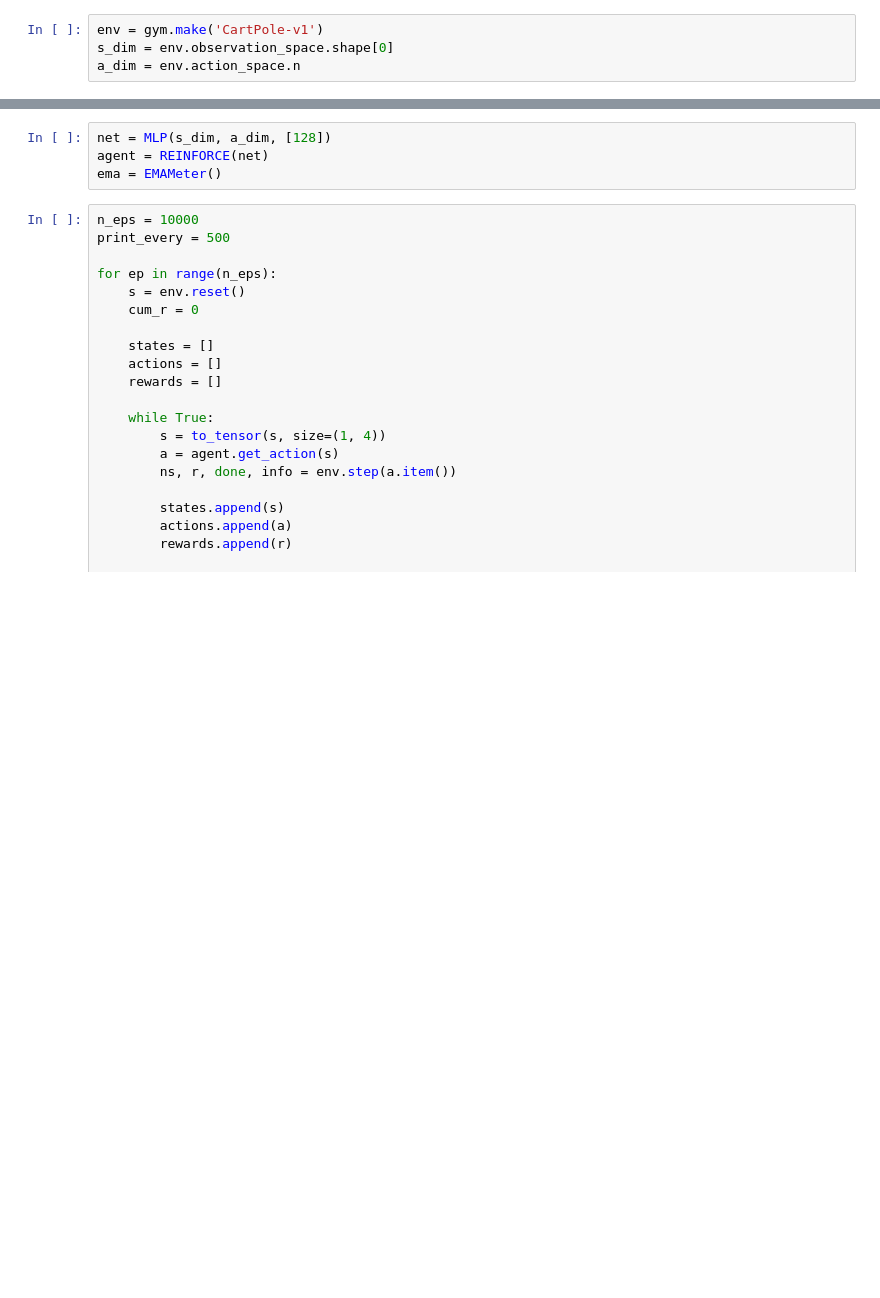
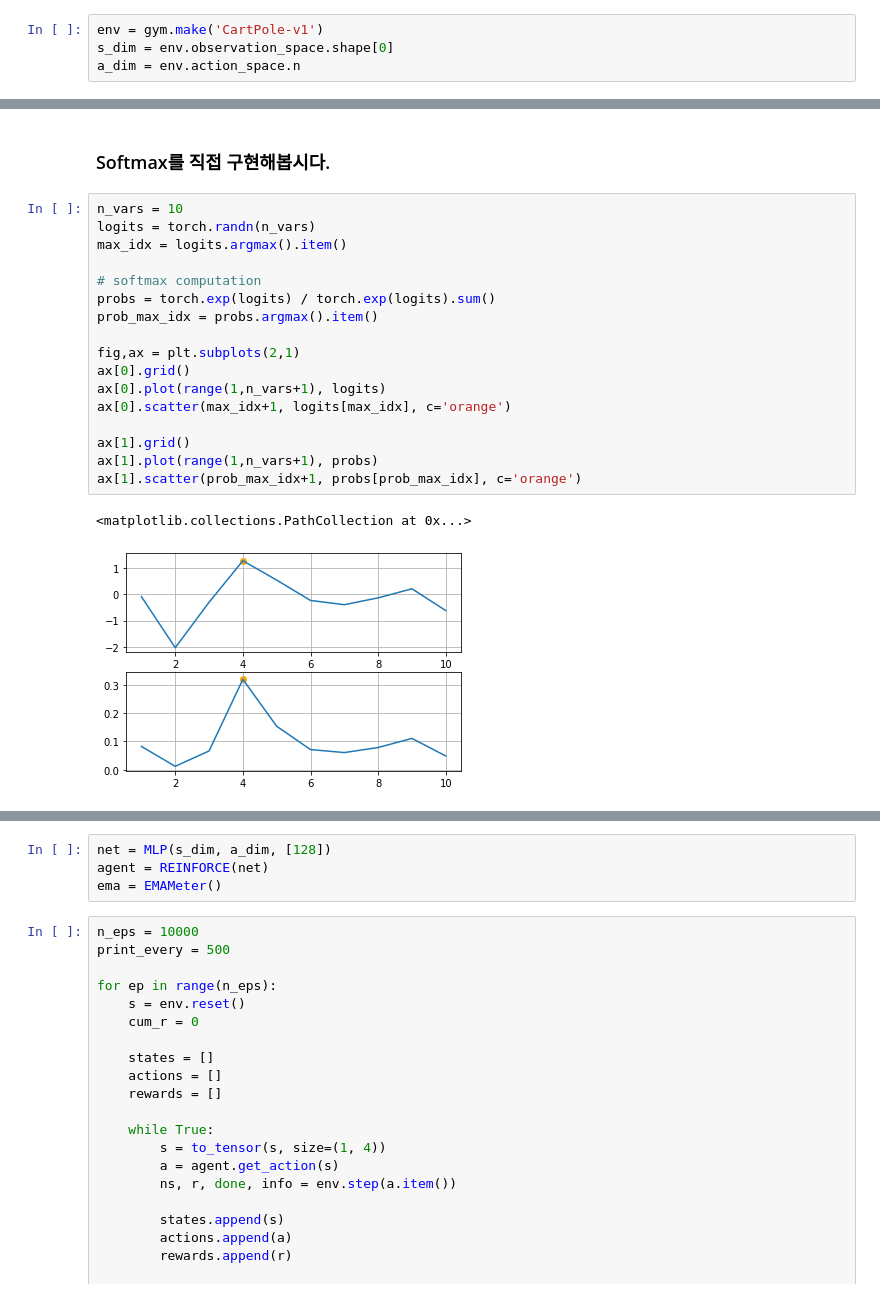
Before and after one commit to Junyoungpark/ReinforcementLearningAtoZ, a Jupyter notebook: PART4/[PG 00] REINFORCE in 'CartPole-v1'.ipynb, the cells around one changed output, grey strips where cells are left out. Cells and saved outputs as stored; diff of their text form; blank space fills up the shorter version.

Commit message:
softmax explanation updated

```diff
--- a/PART4/[PG 00] REINFORCE in 'CartPole-v1'.ipynb
+++ b/PART4/[PG 00] REINFORCE in 'CartPole-v1'.ipynb
@@ -112,0 +69,22 @@ $$\sigma(z)_i = \frac{e^{z_i}}{\sum_{j=1}^{n}e^{z_j}} \forall i=1,...,n$$
+# %% [markdown]
+### Softmax를 직접 구현해봅시다.
+# %%
+n_vars = 10
+logits = torch.randn(n_vars)
+max_idx = logits.argmax().item()
+
+# softmax computation
+probs = torch.exp(logits) / torch.exp(logits).sum()
+prob_max_idx = probs.argmax().item()
+
+fig,ax = plt.subplots(2,1)
+ax[0].grid()
+ax[0].plot(range(1,n_vars+1), logits)
+ax[0].scatter(max_idx+1, logits[max_idx], c='orange')
+
+ax[1].grid()
+ax[1].plot(range(1,n_vars+1), probs)
+ax[1].scatter(prob_max_idx+1, probs[prob_max_idx], c='orange')
+# %% [output]
+<matplotlib.collections.PathCollection at 0x...>
+[figure, added]
```
Also changed, not shown: parts of 7 cells of this notebook, 1 other file.
